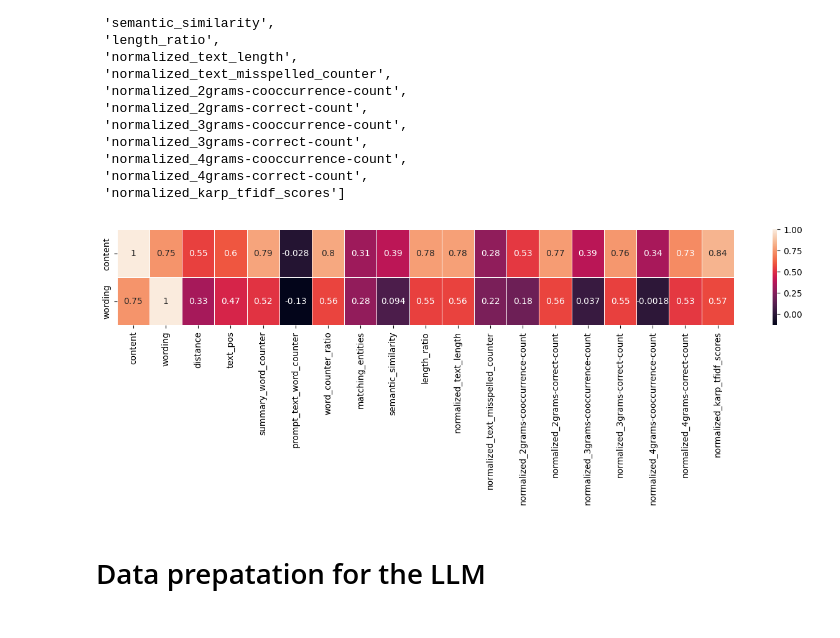
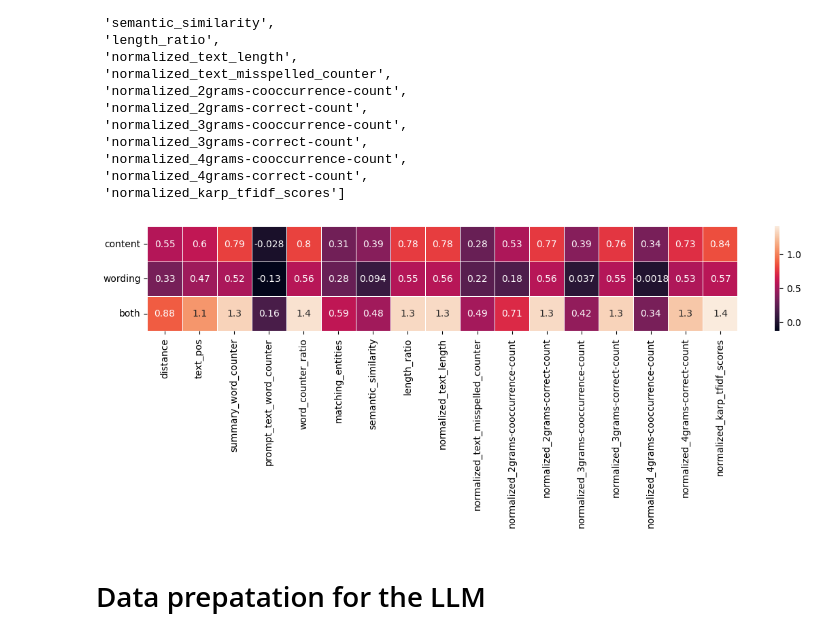
Before and after one commit to Sopralapanca/CommonLitChallenge, a Jupyter notebook: Ablation_+_TrainLLM.ipynb, the cells around one changed output. Cells and saved outputs as stored; diff of their text form; code cells hidden in the pictures.

```diff
--- a/Ablation_+_TrainLLM.ipynb
+++ b/Ablation_+_TrainLLM.ipynb
@@ -109,14 +109,19 @@ dtype: float64
 import numpy as np
 print('Correlation with both targets CONTENT and WORDING if at least 1')
 columns = train_data.select_dtypes(include=np.number).columns.tolist()
+both_corr = []
 for i, (corr_content, corr_wording) in enumerate(zip(train_data.corrwith(train_data['content'], numeric_only=True), train_data.corrwith(train_data['wording'], numeric_only=True))):
   correlation = abs(corr_content)+abs(corr_wording)
+  both_corr.append(correlation)
+  correlation = round(correlation, 4)
+  corr_content = round(corr_content, 4)
+  corr_wording = round(corr_wording, 4)
   if correlation > 0.8:
-    text = f'{columns[i]} \t\t\t {correlation}'
+    text = f'{columns[i]} \t\t\t {corr_content} \t {corr_wording} \t {correlation}'
     if len(columns[i]) > 15:
-      text = f'{columns[i]} \t\t {correlation}'
+      text = f'{columns[i]} \t\t {corr_content} \t {corr_wording} \t {correlation}'
     elif len(columns[i]) > 20:
-      text = f'{columns[i]} {correlation}'
+      text = f'{columns[i]} {corr_content} \t {corr_wording} \t {correlation}'
     print(text)
 # %% [output]
 Correlation with both targets CONTENT and WORDING if at least 1
@@ -160,13 +165,13 @@ content_corr.axes[0].tolist()
 # %%
 import seaborn as sn
 import matplotlib.pyplot as plt
 x_labels = content_corr.axes[0].tolist()
-y_labels = ['content', 'wording']
-fig, ax = plt.subplots(figsize=(16,2))
-ax = sn.heatmap([content_corr, wording_corr], xticklabels=x_labels, yticklabels=y_labels, annot=True, linewidths=.5)
+y_labels = ['content', 'wording', 'both']
+fig, ax = plt.subplots(figsize=(14,2))
+ax = sn.heatmap([content_corr[2:], wording_corr[2:], both_corr[2:]], xticklabels=x_labels[2:], yticklabels=y_labels, annot=True, linewidths=.5)
 plt.show()
 # %% [output]
-[figure, old version]
+[figure, new version]
 # %% [markdown]
 # Data prepatation for the LLM
 # %%
```
Also changed, not shown: parts of 8 cells of this notebook.
